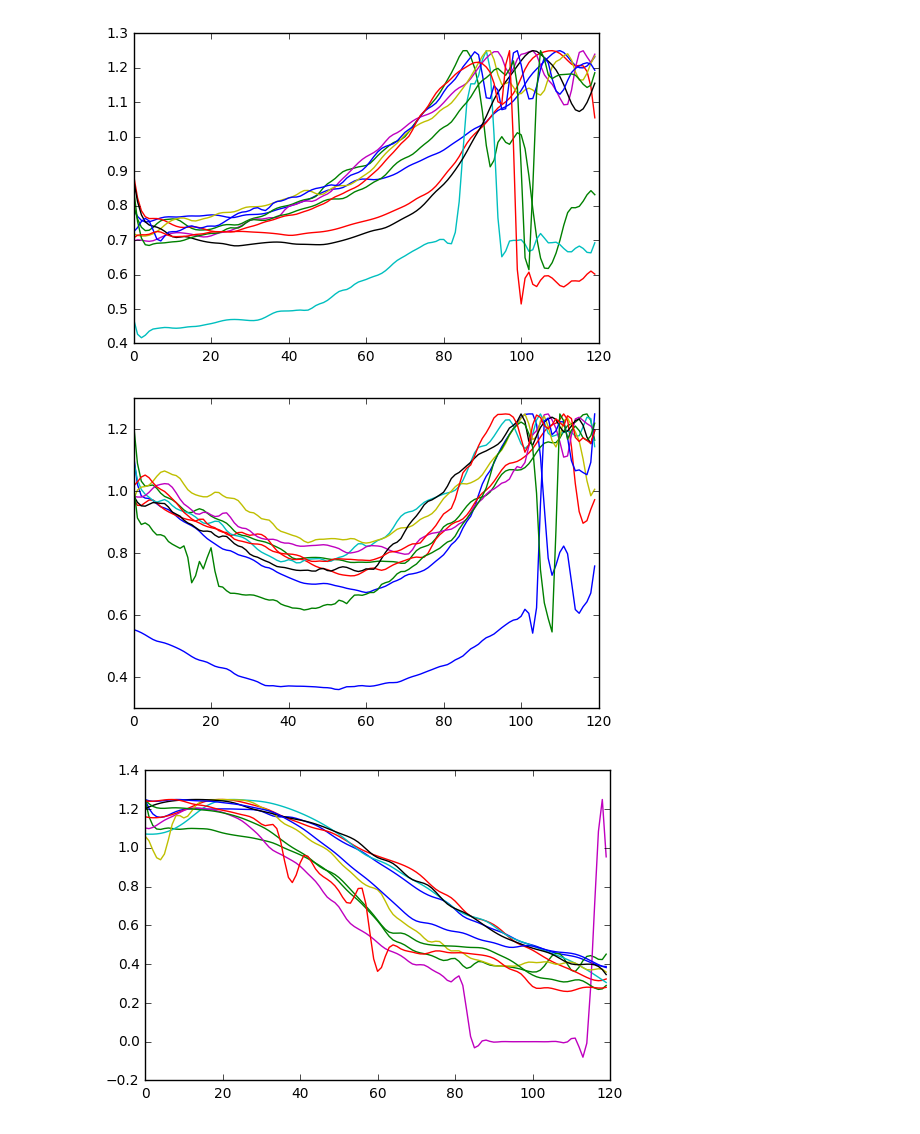
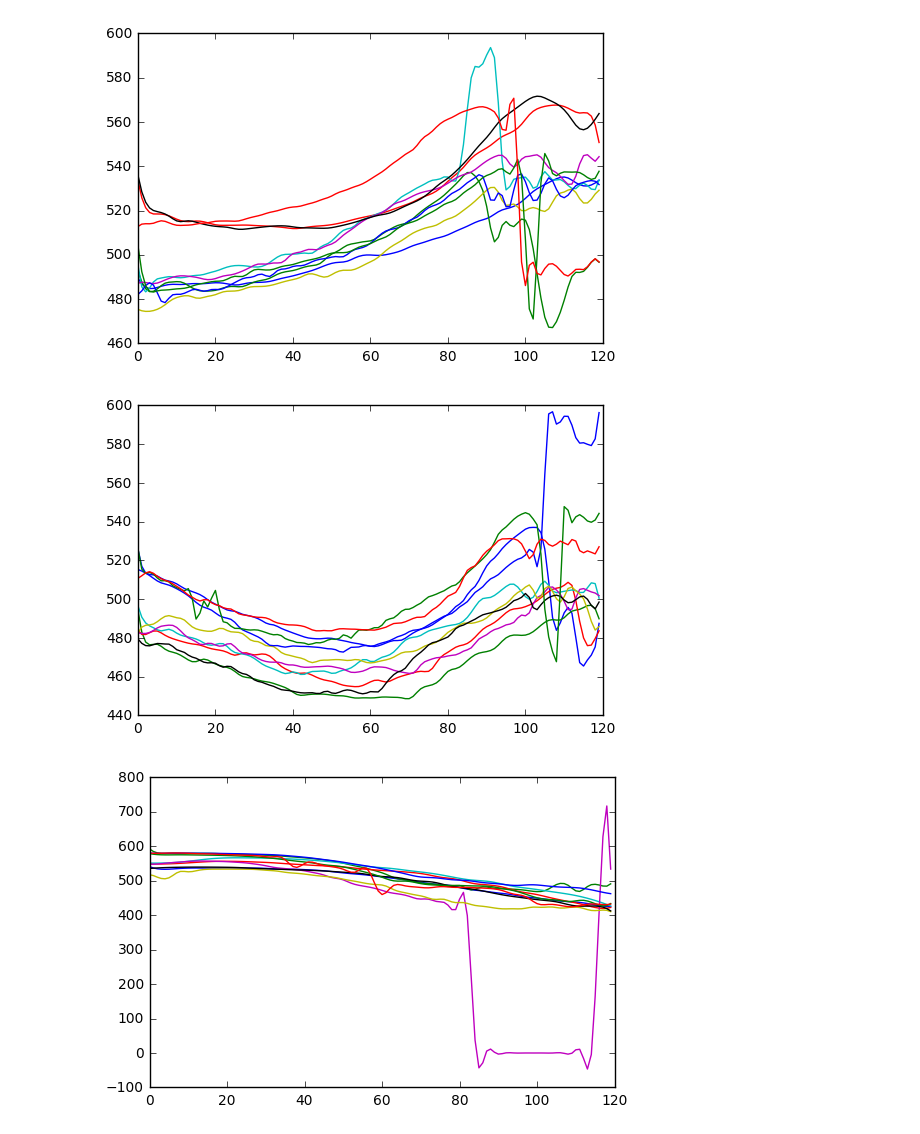
Before and after one commit to BreakVoid/DL_Project, a Jupyter notebook: overlap-plot.ipynb, the cells around one changed output. Drawn from its saved outputs; the diff is of its cells as text; code cells hidden in the pictures.

```diff
--- a/overlap-plot.ipynb
+++ b/overlap-plot.ipynb
@@ -43,8 +42,9 @@ plt.show()
 Engy, F0, Y = data_utils.LoadData('val')
 Engy, F0 = data_utils.IgnoreLowEnergyFrequence(Engy, F0)
 Engy, F0 = data_utils.TrimData(Engy, F0)
+Engy, F0 = data_utils.LogData(Engy, F0)
 Engy, F0 = data_utils.NormalizeDataLengthWithInterpolation(Engy, F0, result_len=120)
-Engy, F0 = data_utils.CenterlizeData(Engy, F0)
+
 data_utils.SaveData(Engy, F0, Y, 'val')
 
 x = [i for i in xrange(120)]
@@ -76,6 +76,6 @@ plt.show()
-[figure, old version]
+[figure, new version]
-[figure, old version]
+[figure, new version]
-[figure, old version]
+[figure, new version]
 # %%
 Engy, F0, Y = data_utils.LoadData('test')
 Engy, F0 = data_utils.IgnoreLowEnergyFrequence(Engy, F0)
```
Also changed, not shown: parts of 3 cells of this notebook, 19 other files.
